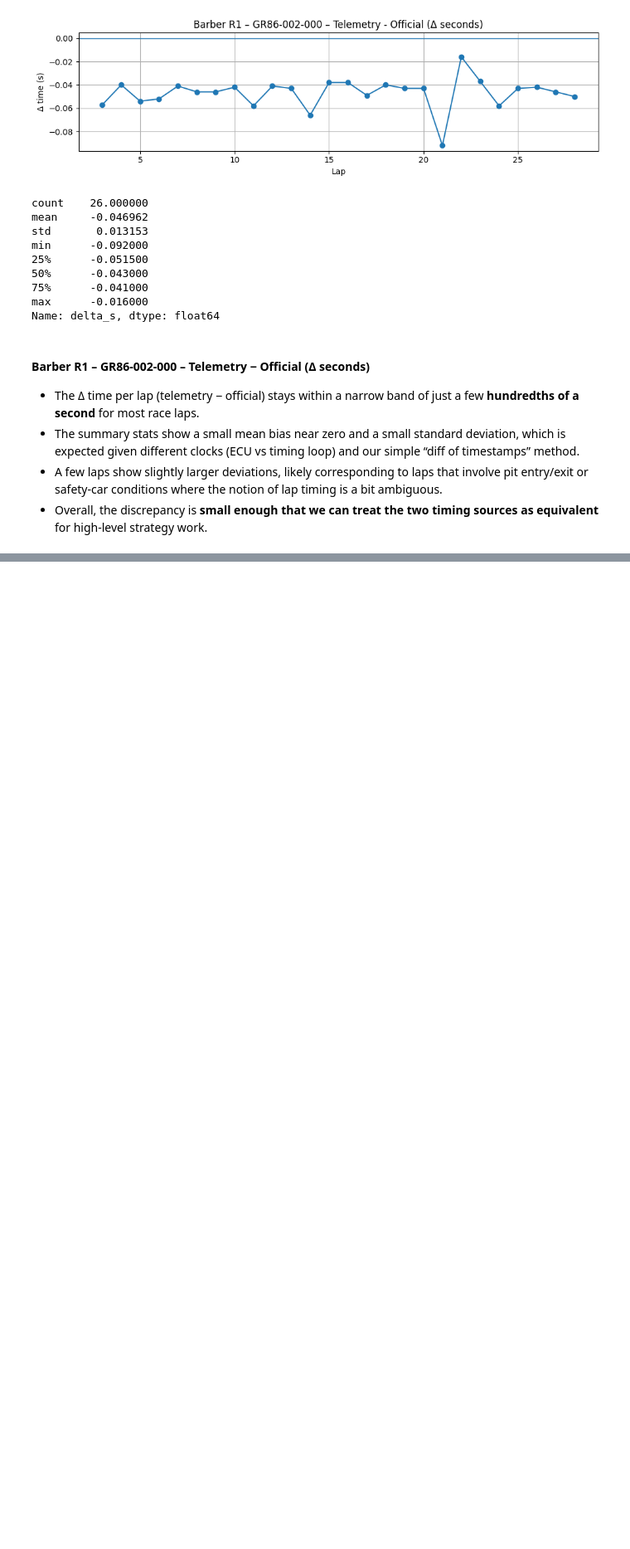
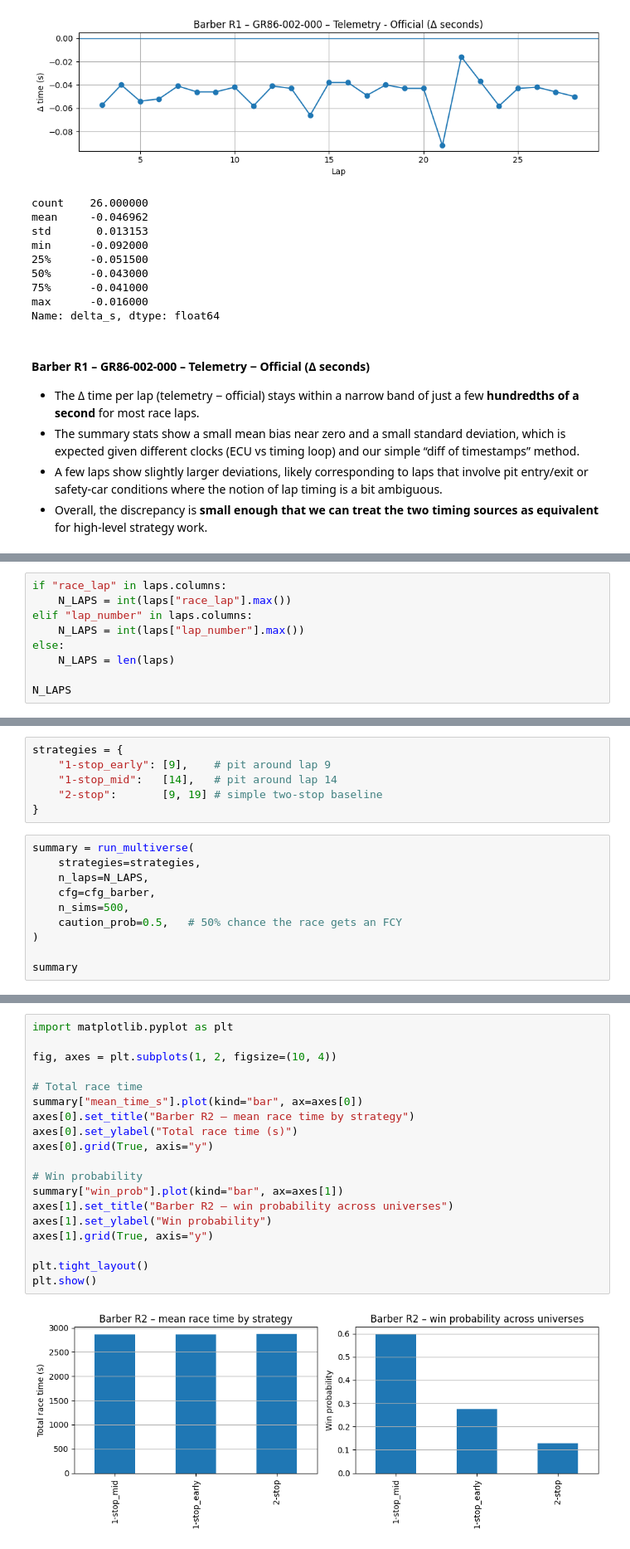
Before and after one commit to ngstephen1/DataScienceHackbyToyota, a Jupyter notebook: notebooks/04_barber_lap_times_r1.ipynb, the cells around one changed output, grey strips where cells are left out. Shown: that part at 83% size. Saved outputs shown, nothing was run; the diff lists cells and outputs as text; blank space fills up the shorter version.

```diff
--- a/notebooks/04_barber_lap_times_r1.ipynb
+++ b/notebooks/04_barber_lap_times_r1.ipynb
@@ -203,0 +408,9 @@ Name: delta_s, dtype: float64
+# %%
+if "race_lap" in laps.columns:
+    N_LAPS = int(laps["race_lap"].max())
+elif "lap_number" in laps.columns:
+    N_LAPS = int(laps["lap_number"].max())
+else:
+    N_LAPS = len(laps)
+
+N_LAPS
@@ -203,0 +419,16 @@ Name: delta_s, dtype: float64
+# %%
+strategies = {
+    "1-stop_early": [9],    # pit around lap 9
+    "1-stop_mid":   [14],   # pit around lap 14
+    "2-stop":       [9, 19] # simple two-stop baseline
+}
+# %%
+summary = run_multiverse(
+    strategies=strategies,
+    n_laps=N_LAPS,
+    cfg=cfg_barber,
+    n_sims=500,
+    caution_prob=0.5,   # 50% chance the race gets an FCY
+)
+
+summary
@@ -203,0 +440,21 @@ Name: delta_s, dtype: float64
+# %%
+import matplotlib.pyplot as plt
+
+fig, axes = plt.subplots(1, 2, figsize=(10, 4))
+
+# Total race time
+summary["mean_time_s"].plot(kind="bar", ax=axes[0])
+axes[0].set_title("Barber R2 – mean race time by strategy")
+axes[0].set_ylabel("Total race time (s)")
+axes[0].grid(True, axis="y")
+
+# Win probability
+summary["win_prob"].plot(kind="bar", ax=axes[1])
+axes[1].set_title("Barber R2 – win probability across universes")
+axes[1].set_ylabel("Win probability")
+axes[1].grid(True, axis="y")
+
+plt.tight_layout()
+plt.show()
+# %% [output]
+[figure, added]
```
Also changed, not shown: parts of 22 cells of this notebook, 20 other files.
